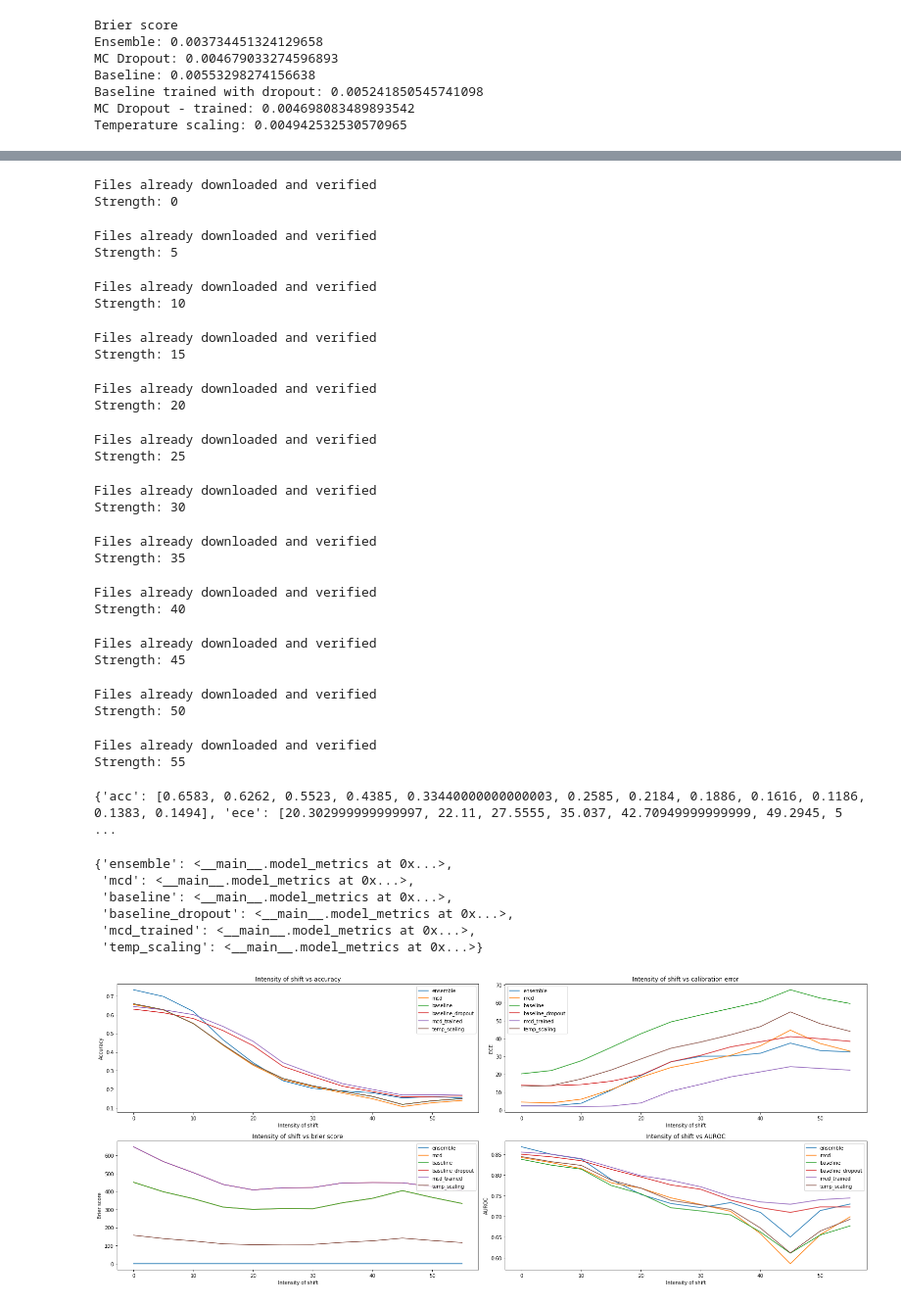
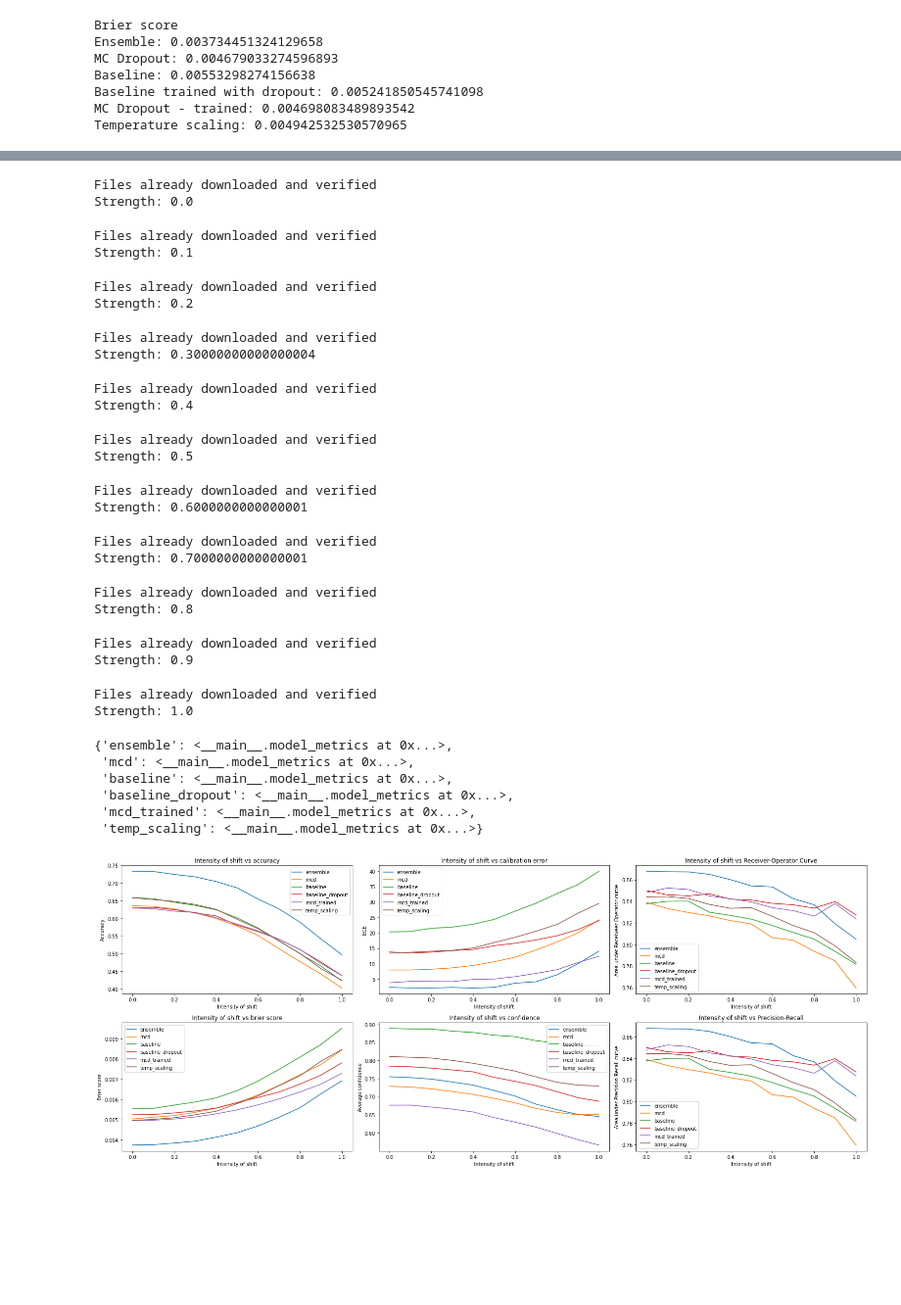
Before and after one commit to vlasakjiri/uncertainty-estimations, a Jupyter notebook: classification-cifar.ipynb, the cells around one changed output, grey strips where cells are left out. Shown at 98% size. Drawn from its saved outputs; the diff is of its cells as text; code cells hidden in the pictures; blank space fills up the shorter version.

```diff
--- a/classification-cifar.ipynb
+++ b/classification-cifar.ipynb
@@ -267,6 +281,7 @@ class model_metrics:
     def __init__(self) -> None:
         self.acc = []
         self.ece = []
+        self.confs = []
         self.brier = []
         self.auroc = []
         self.aupr = []
@@ -300,6 +304,7 @@ def update_model_metrics(progress, probs, max_probs, predictions, labels, bins,
     accs, errors, counts = utils.metrics.compute_calibration_metrics(predictions, labels, max_probs, np.argsort(max_probs), bins)
     ece = np.average(errors, weights=counts) * 100
     mean_acc = np.average(accs, weights=counts)
+    mean_confidence = np.mean(max_probs)
 
     y_true = nn.functional.one_hot(torch.tensor(labels.astype("long")))
     brier = utils.metrics.compute_brier_score_avg(probs, y_true)
@@ -308,6 +313,7 @@ def update_model_metrics(progress, probs, max_probs, predictions, labels, bins,
     curve =  compute_model_stats(correct, max_probs, "dasd")
     m.acc.append(mean_acc)
     m.ece.append(ece)
+    m.confs.append(mean_confidence)
     m.brier.append(brier)
     m.auroc.append(curve["auroc"])
     m.aupr.append(curve["aupr"])
@@ -315,12 +321,13 @@ def update_model_metrics(progress, probs, max_probs, predictions, labels, bins,
 
 
 
-for s in range(0, 60, 5):
+for s in np.arange(0, 1.1, 0.1):
     transforms_test = torchvision.transforms.Compose(
         [
-            transforms.RandomRotation(degrees=(s,s)),
-            # transforms.ColorJitter(brightness=.4, saturation=.4,hue=.4),
+            # transforms.RandomRotation(degrees=(s,s)),
+            transforms.ColorJitter(brightness=s/2, saturation=s, contrast=s),
             transforms.ToTensor(),
+            # AddGaussianNoise(mean=0, std=s),
             transforms.Normalize((0.5071, 0.4867, 0.4408), (0.2675, 0.2565, 0.2761))
         ])
 
@@ -333,13 +340,13 @@ for s in range(0, 60, 5):
 
     print(f"Strength: {s}")
     progress_ensemble = utils.model.run_validation(
-        ensemble, data_loader_test, utils.metrics.Progress(), device, use_mc_dropout=False)
+        ensemble, data_loader_test, utils.metrics.Progress(), device, mc_dropout_iters=0)
     progress_model = utils.model.run_validation(
-        model, data_loader_test, utils.metrics.Progress(), device, use_mc_dropout=True)
+        model, data_loader_test, utils.metrics.Progress(), device, mc_dropout_iters=5)
     progress_model_dropout = utils.model.run_validation(
-        model_dropout, data_loader_test, utils.metrics.Progress(), device, use_mc_dropout=True)
+        model_dropout, data_loader_test, utils.metrics.Progress(), device, mc_dropout_iters=5)
     progress_scaled_model = utils.model.run_validation(
-        scaled_model, data_loader_test, utils.metrics.Progress(), device, use_mc_dropout=False)
+        scaled_model, data_loader_test, utils.metrics.Progress(), device, mc_dropout_iters=0)
 
 
     # dropout_max_probs = progress_model.dropout_outputs.max(axis=-1)
@@ -368,36 +375,30 @@ for s in range(0, 60, 5):
     update_model_metrics(progress_scaled_model, progress_scaled_model.probs, max_probs, progress_scaled_model.predictions, labels, bins, curves["temp_scaling"], s)
 # %% [output]
 Files already downloaded and verified
-Strength: 0
+Strength: 0.0
 Files already downloaded and verified
-Strength: 5
+Strength: 0.1
 Files already downloaded and verified
-Strength: 10
+Strength: 0.2
 Files already downloaded and verified
-Strength: 15
+Strength: 0.30000000000000004
 Files already downloaded and verified
-Strength: 20
+Strength: 0.4
 Files already downloaded and verified
-Strength: 25
+Strength: 0.5
 Files already downloaded and verified
-Strength: 30
+Strength: 0.6000000000000001
 Files already downloaded and verified
-Strength: 35
+Strength: 0.7000000000000001
 Files already downloaded and verified
-Strength: 40
+Strength: 0.8
 Files already downloaded and verified
-Strength: 45
+Strength: 0.9
 Files already downloaded and verified
-Strength: 50
+Strength: 1.0
-Files already downloaded and verified
-Strength: 55
-# %%
-print(curves["baseline"], curves["ensemble"])
-# %% [output]
-{'acc': [0.6583, 0.6262, 0.5523, 0.4385, 0.33440000000000003, 0.2585, 0.2184, 0.1886, 0.1616, 0.1186, 0.1383, 0.1494], 'ece': [20.302999999999997, 22.11, 27.5555, 35.037, 42.70949999999999, 49.2945, 5 ...
 # %%
 import pickle
-with open( "rotation_cifar100.pickle", "wb") as f:
+with open( "color_jitter_cifar100.pickle", "wb") as f:
     pickle.dump(curves,f)
 # %%
 import pickle
@@ -413,35 +414,49 @@ curves
  'mcd_trained': <__main__.model_metrics at 0x...>,
  'temp_scaling': <__main__.model_metrics at 0x...>}
 # %%
-fig, axs = plt.subplots(2, 2, figsize=(22, 9))
+fig, axs = plt.subplots(2, 3, figsize=(22, 9))
 for name, m in curves.items():
     ax = axs[0][0]
     ax.plot(m.strengths, m.acc, label=name)
     ax.legend()
     ax.set_title("Intensity of shift vs accuracy")
     ax.set_xlabel("Intensity of shift")
     ax.set_ylabel("Accuracy")
 
     ax = axs[1][0]
     ax.plot(m.strengths, m.brier, label=name)
     ax.legend()
     ax.set_title("Intensity of shift vs brier score")
     ax.set_xlabel("Intensity of shift")
     ax.set_ylabel("Brier score")
 
     ax = axs[0][1]
     ax.plot(m.strengths, m.ece, label=name)
     ax.legend()
     ax.set_title("Intensity of shift vs calibration error")
     ax.set_xlabel("Intensity of shift")
     ax.set_ylabel("ECE")
 
     ax = axs[1][1]
+    ax.plot(m.strengths, m.confs, label=name)
+    ax.legend()
+    ax.set_title("Intensity of shift vs confidence")
+    ax.set_xlabel("Intensity of shift")
+    ax.set_ylabel("Average confidence")
+
+    ax = axs[0][2]
     ax.plot(m.strengths, m.auroc, label=name)
     ax.legend()
-    ax.set_title("Intensity of shift vs AUROC")
+    ax.set_title("Intensity of shift vs Receiver-Operator Curve")
     ax.set_xlabel("Intensity of shift")
-    ax.set_ylabel("AUROC")
+    ax.set_ylabel("Area under Receiveer-Operator curve")
+
+    ax = axs[1][2]
+    ax.plot(m.strengths, m.auroc, label=name)
+    ax.legend()
+    ax.set_title("Intensity of shift vs Precision-Recall")
+    ax.set_xlabel("Intensity of shift")
+    ax.set_ylabel("Area under Precision-Recall curve")
 fig.tight_layout()
 # %% [output]
-[figure, old version]
+[figure, new version]
```
Also changed, not shown: parts of 9 cells of this notebook, 3 other files.
